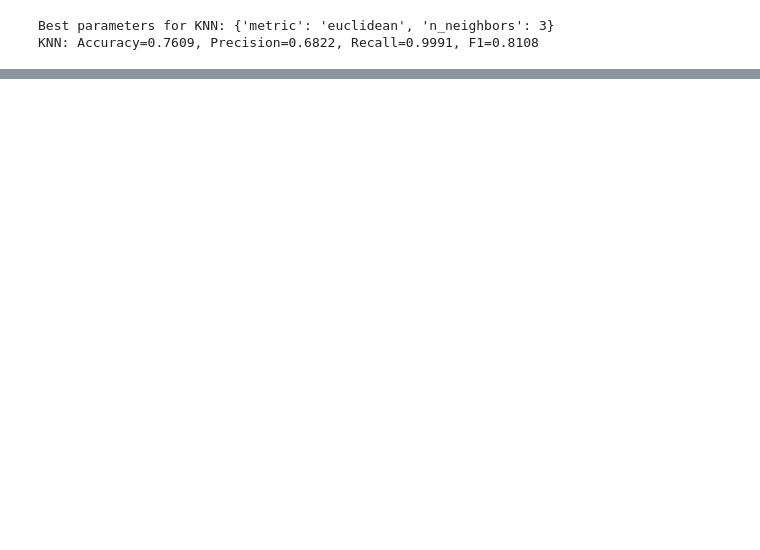
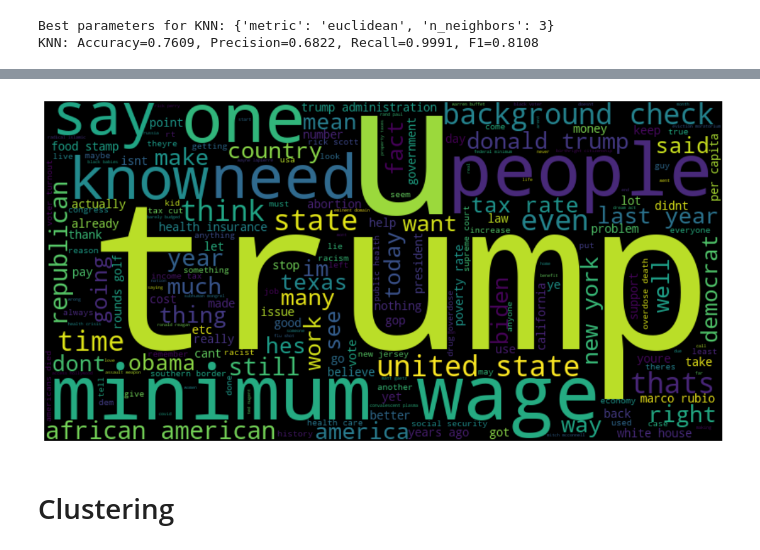
Before and after one commit to SaraTalic/fake-news-twitter-detection, a Jupyter notebook: tf_idf.ipynb, the cells around one changed output, grey strips where cells are left out. Cells and saved outputs as stored; diff of their text form; code cells hidden in the pictures; blank space fills up the shorter version.

```diff
--- a/tf_idf.ipynb
+++ b/tf_idf.ipynb
@@ -147,0 +349,19 @@ plt.show()
+# %%
+from wordcloud import WordCloud
+import matplotlib.pyplot as plt
+
+df_true = df[df['BinaryNumTarget']==1.0]
+
+
+text = ' '.join(df_true['tweet_new'].astype(str).tolist())
+
+wordcloud = WordCloud(width=800, height=400, background_color='black', colormap='viridis').generate(text)
+
+plt.figure(figsize=(14, 7))
+plt.imshow(wordcloud, interpolation='bilinear')
+plt.axis('off')
+plt.show()
+# %% [output]
+[figure, added]
+# %% [markdown]
+# Clustering
```
Also changed, not shown: parts of 50 cells of this notebook, 8 other files.
